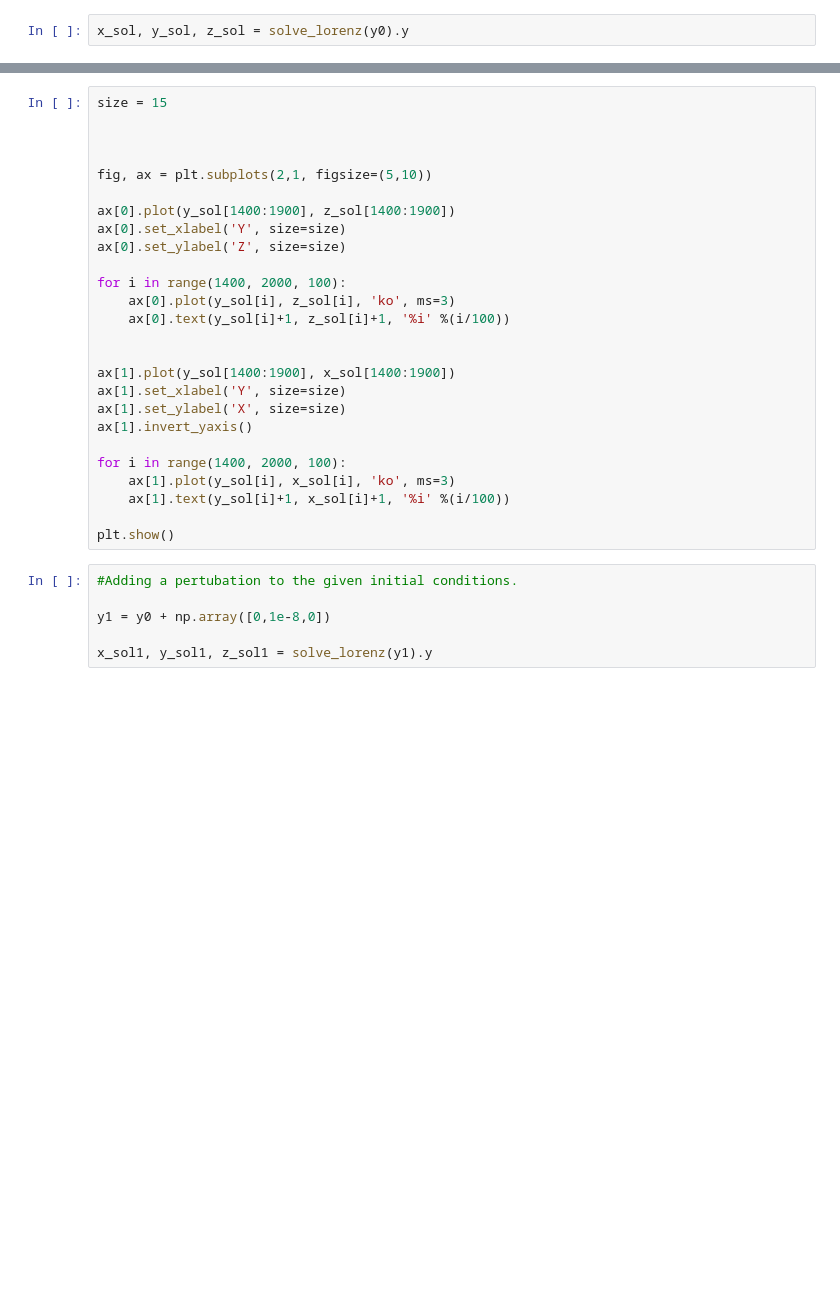
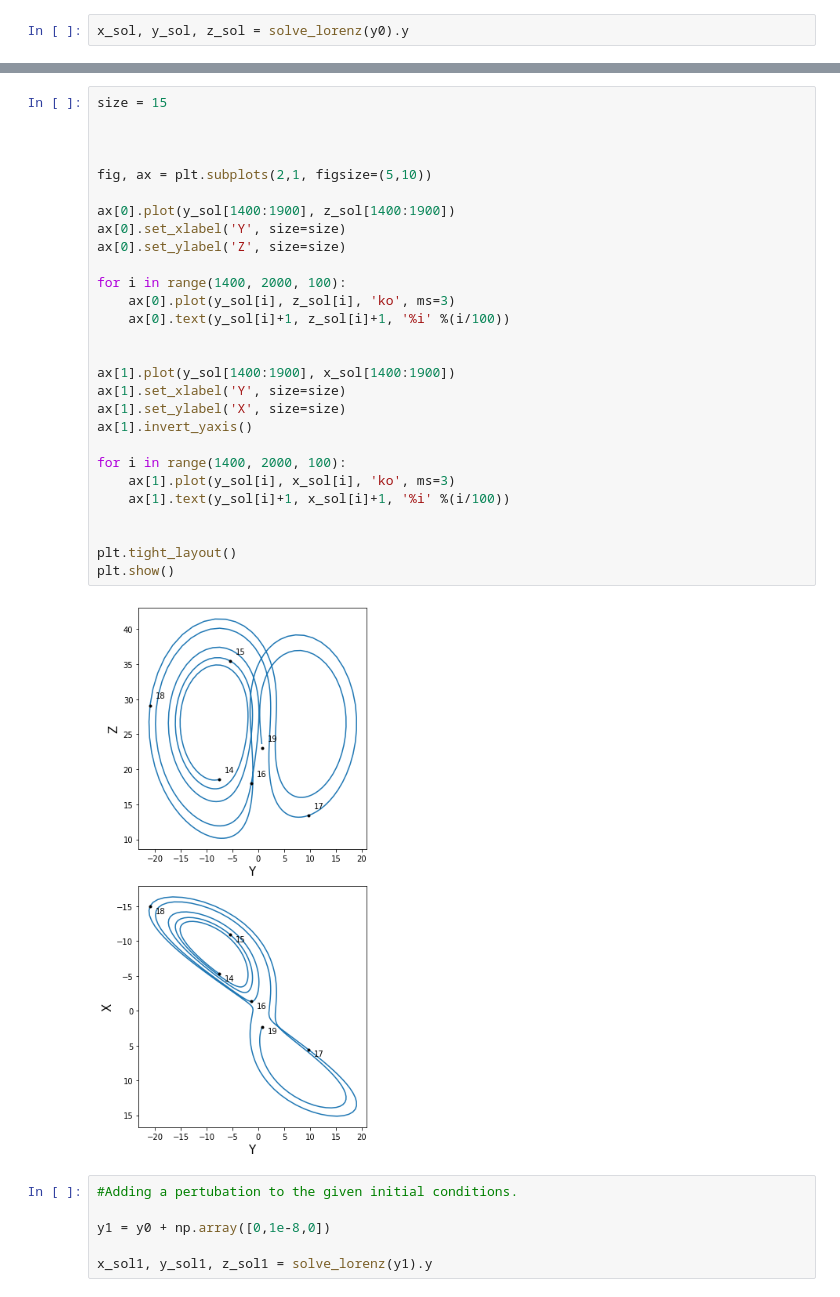
Before and after one commit to parks9/CTA200_2022, a Jupyter notebook: assignment_3/Assignment 3.ipynb, the cells around one changed output, grey strips where cells are left out. Drawn from its saved outputs; the diff is of its cells as text; blank space fills up the shorter version.

```diff
--- a/assignment_3/Assignment 3.ipynb
+++ b/assignment_3/Assignment 3.ipynb
@@ -120,29 +161,33 @@ plt.show()
 # %%
 size = 15
 
 
 
 fig, ax = plt.subplots(2,1, figsize=(5,10))
 
 ax[0].plot(y_sol[1400:1900], z_sol[1400:1900])
 ax[0].set_xlabel('Y', size=size)
 ax[0].set_ylabel('Z', size=size)
 
 for i in range(1400, 2000, 100):
     ax[0].plot(y_sol[i], z_sol[i], 'ko', ms=3)
     ax[0].text(y_sol[i]+1, z_sol[i]+1, '%i' %(i/100))
 
 
 ax[1].plot(y_sol[1400:1900], x_sol[1400:1900])
 ax[1].set_xlabel('Y', size=size)
 ax[1].set_ylabel('X', size=size)
 ax[1].invert_yaxis()
 
 for i in range(1400, 2000, 100):
     ax[1].plot(y_sol[i], x_sol[i], 'ko', ms=3)
     ax[1].text(y_sol[i]+1, x_sol[i]+1, '%i' %(i/100))
 
+
+plt.tight_layout()
 plt.show()
+# %% [output]
+[figure, added]
 # %%
 #Adding a pertubation to the given initial conditions.
 
```
Also changed, not shown: parts of 5 cells of this notebook.
